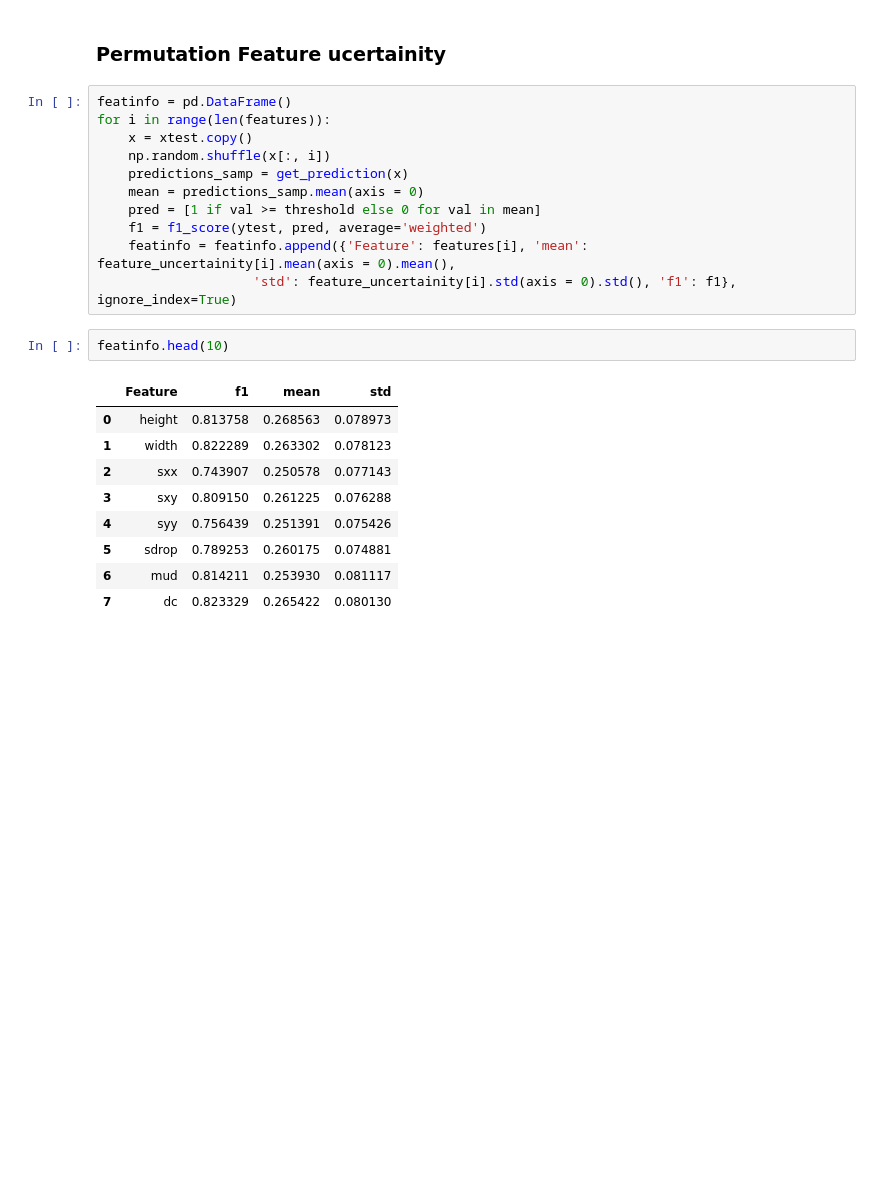
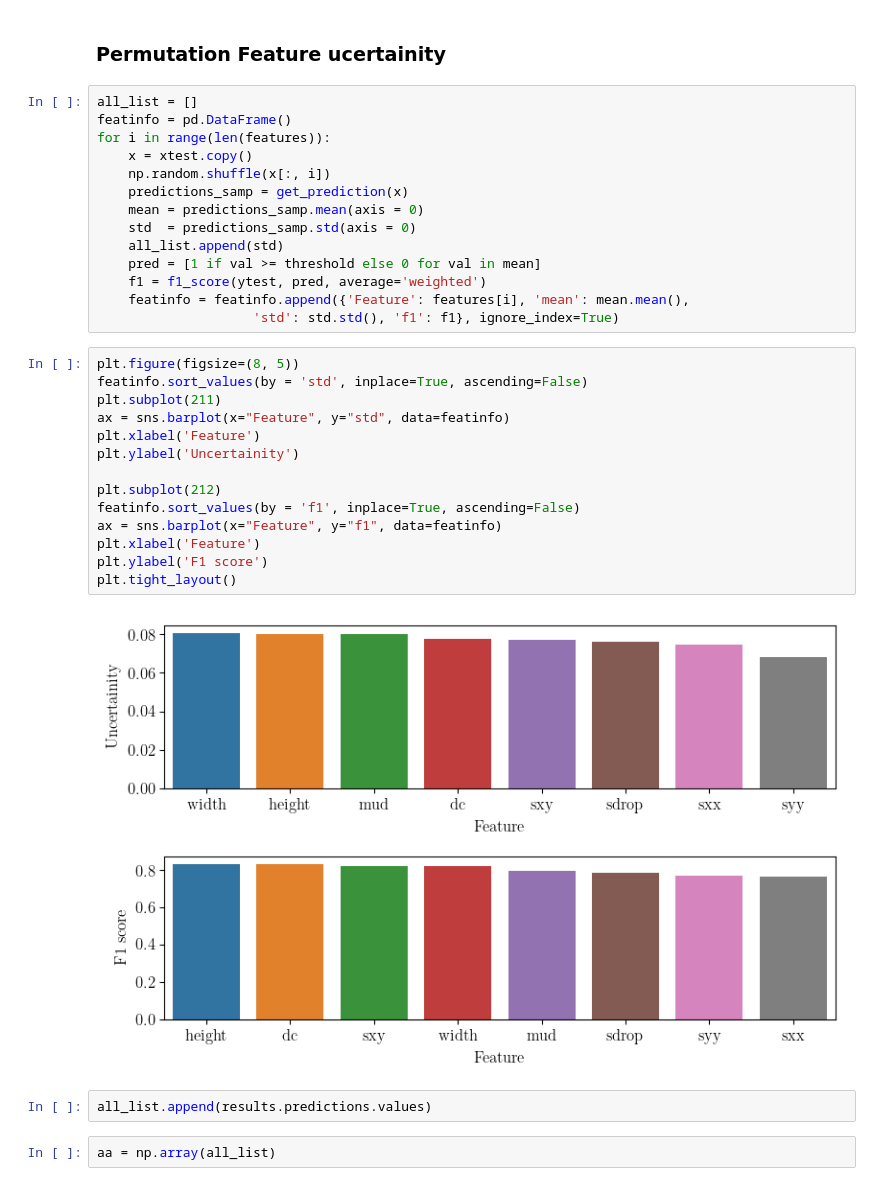
Before and after one commit to msahamed/earthquake_physics_bayesian_nn, a Jupyter notebook: BNN_edward.ipynb, the cells around one changed output. Drawn from its saved outputs; the diff is of its cells as text; blank space fills up the shorter version.

Commit message:
Added feature wise uncertainity

```diff
--- a/BNN_edward.ipynb
+++ b/BNN_edward.ipynb
@@ -524,25 +511,36 @@ fig.savefig('./figures/posterior_proba_uncertainity.eps')
 # %% [markdown]
 ### Permutation Feature ucertainity
 # %%
+all_list = []
 featinfo = pd.DataFrame()
 for i in range(len(features)):
     x = xtest.copy()
     np.random.shuffle(x[:, i])
     predictions_samp = get_prediction(x)
     mean = predictions_samp.mean(axis = 0)
+    std  = predictions_samp.std(axis = 0)
+    all_list.append(std)
     pred = [1 if val >= threshold else 0 for val in mean]
     f1 = f1_score(ytest, pred, average='weighted')
-    featinfo = featinfo.append({'Feature': features[i], 'mean': feature_uncertainity[i].mean(axis = 0).mean(),
-                    'std': feature_uncertainity[i].std(axis = 0).std(), 'f1': f1}, ignore_index=True)
+    featinfo = featinfo.append({'Feature': features[i], 'mean': mean.mean(),
+                    'std': std.std(), 'f1': f1}, ignore_index=True)
-# %%
-featinfo.head(10)
-# %% [output]
-|  | Feature | f1 | mean | std |
-| 0 | height | 0.813758 | 0.268563 | 0.078973 |
-| 1 | width | 0.822289 | 0.263302 | 0.078123 |
-| 2 | sxx | 0.743907 | 0.250578 | 0.077143 |
-| 3 | sxy | 0.809150 | 0.261225 | 0.076288 |
-| 4 | syy | 0.756439 | 0.251391 | 0.075426 |
-| 5 | sdrop | 0.789253 | 0.260175 | 0.074881 |
-| 6 | mud | 0.814211 | 0.253930 | 0.081117 |
-| 7 | dc | 0.823329 | 0.265422 | 0.080130 |
+# %%
+plt.figure(figsize=(8, 5))
+featinfo.sort_values(by = 'std', inplace=True, ascending=False)
+plt.subplot(211)
+ax = sns.barplot(x="Feature", y="std", data=featinfo)
+plt.xlabel('Feature')
+plt.ylabel('Uncertainity')
+
+plt.subplot(212)
+featinfo.sort_values(by = 'f1', inplace=True, ascending=False)
+ax = sns.barplot(x="Feature", y="f1", data=featinfo)
+plt.xlabel('Feature')
+plt.ylabel('F1 score')
+plt.tight_layout()
+# %% [output]
+[figure, added]
+# %%
+all_list.append(results.predictions.values)
+# %%
+aa = np.array(all_list)
```
Also changed, not shown: parts of 10 cells of this notebook.
